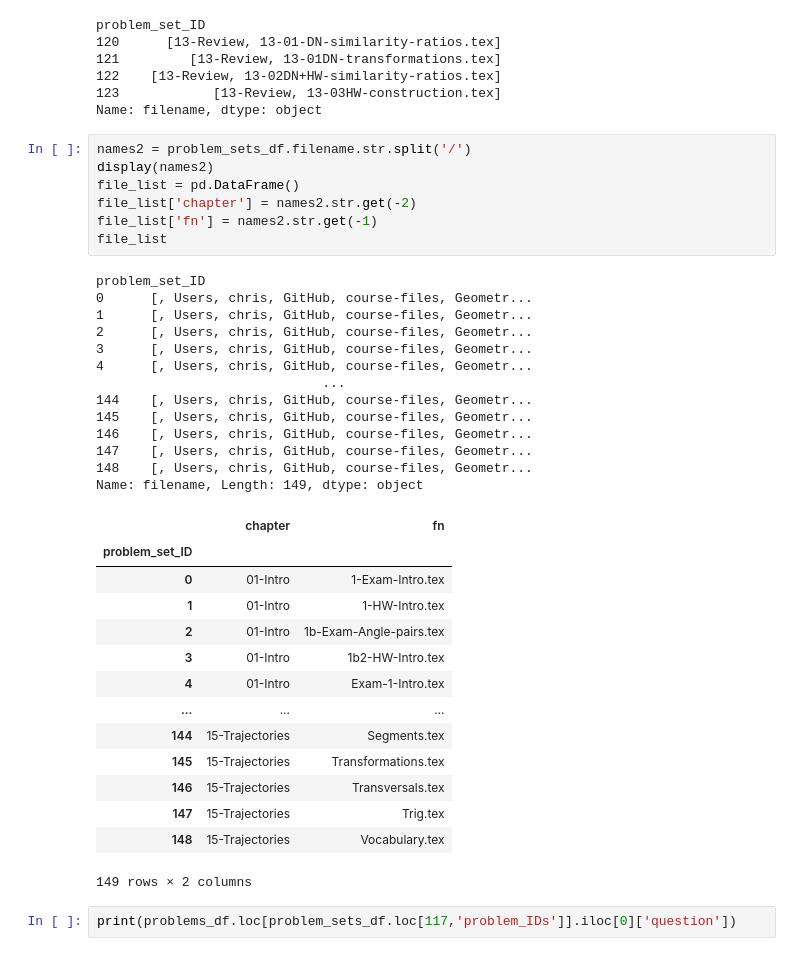
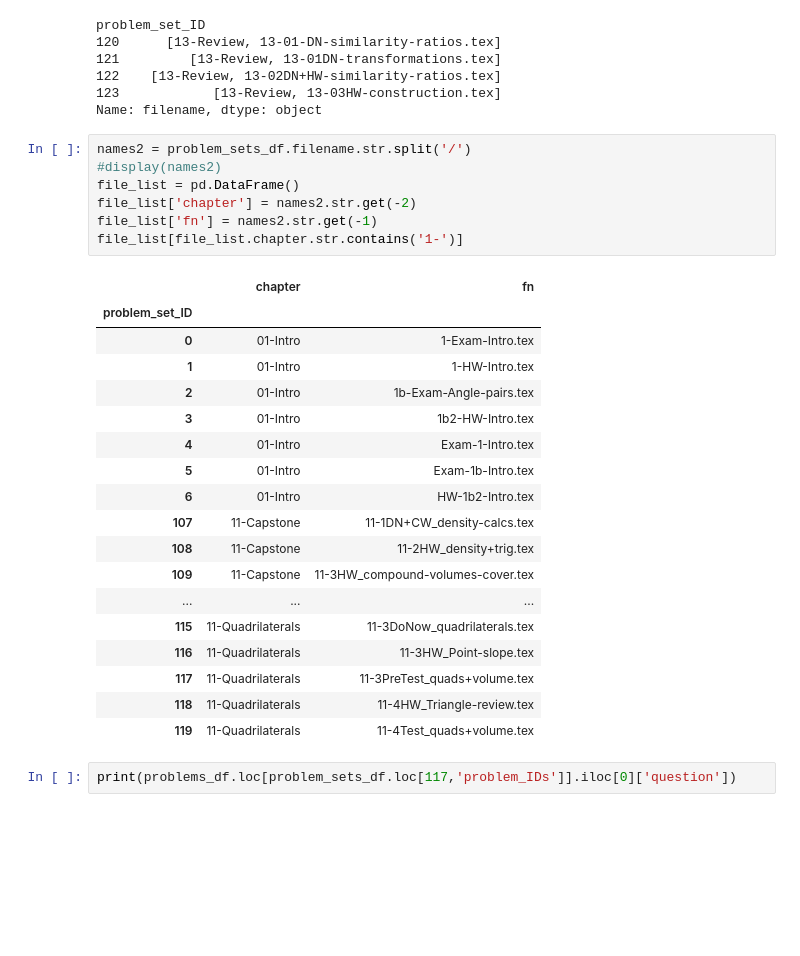
Before and after one commit to chrishuson/mathai, a Jupyter notebook: src/notes.ipynb, the cells around one changed output. Cells and saved outputs as stored; diff of their text form; blank space fills up the shorter version.

```diff
--- a/src/notes.ipynb
+++ b/src/notes.ipynb
@@ -76,39 +79,30 @@ problem_set_ID
 Name: filename, dtype: object
 # %%
 names2 = problem_sets_df.filename.str.split('/')
-display(names2)
+#display(names2)
 file_list = pd.DataFrame()
 file_list['chapter'] = names2.str.get(-2)
 file_list['fn'] = names2.str.get(-1)
-file_list
+file_list[file_list.chapter.str.contains('1-')]
 # %% [output]
-problem_set_ID
-0      [, Users, chris, GitHub, course-files, Geometr...
-1      [, Users, chris, GitHub, course-files, Geometr...
-2      [, Users, chris, GitHub, course-files, Geometr...
-3      [, Users, chris, GitHub, course-files, Geometr...
-4      [, Users, chris, GitHub, course-files, Geometr...
-                             ...
-144    [, Users, chris, GitHub, course-files, Geometr...
-145    [, Users, chris, GitHub, course-files, Geometr...
-146    [, Users, chris, GitHub, course-files, Geometr...
-147    [, Users, chris, GitHub, course-files, Geometr...
-148    [, Users, chris, GitHub, course-files, Geometr...
-Name: filename, Length: 149, dtype: object
 |  | chapter | fn |
 | problem_set_ID |  |  |
 | 0 | 01-Intro | 1-Exam-Intro.tex |
 | 1 | 01-Intro | 1-HW-Intro.tex |
 | 2 | 01-Intro | 1b-Exam-Angle-pairs.tex |
 | 3 | 01-Intro | 1b2-HW-Intro.tex |
 | 4 | 01-Intro | Exam-1-Intro.tex |
+| 5 | 01-Intro | Exam-1b-Intro.tex |
+| 6 | 01-Intro | HW-1b2-Intro.tex |
+| 107 | 11-Capstone | 11-1DN+CW_density-calcs.tex |
+| 108 | 11-Capstone | 11-2HW_density+trig.tex |
+| 109 | 11-Capstone | 11-3HW_compound-volumes-cover.tex |
 | ... | ... | ... |
-| 144 | 15-Trajectories | Segments.tex |
-| 145 | 15-Trajectories | Transformations.tex |
-| 146 | 15-Trajectories | Transversals.tex |
-| 147 | 15-Trajectories | Trig.tex |
-| 148 | 15-Trajectories | Vocabulary.tex |
+| 115 | 11-Quadrilaterals | 11-3DoNow_quadrilaterals.tex |
+| 116 | 11-Quadrilaterals | 11-3HW_Point-slope.tex |
+| 117 | 11-Quadrilaterals | 11-3PreTest_quads+volume.tex |
+| 118 | 11-Quadrilaterals | 11-4HW_Triangle-review.tex |
+| 119 | 11-Quadrilaterals | 11-4Test_quads+volume.tex |
-149 rows × 2 columns
 # %%
 print(problems_df.loc[problem_sets_df.loc[117,'problem_IDs']].iloc[0]['question'])
 # %% [output]
```
Also changed, not shown: parts of 16 cells of this notebook, 1 other file.
